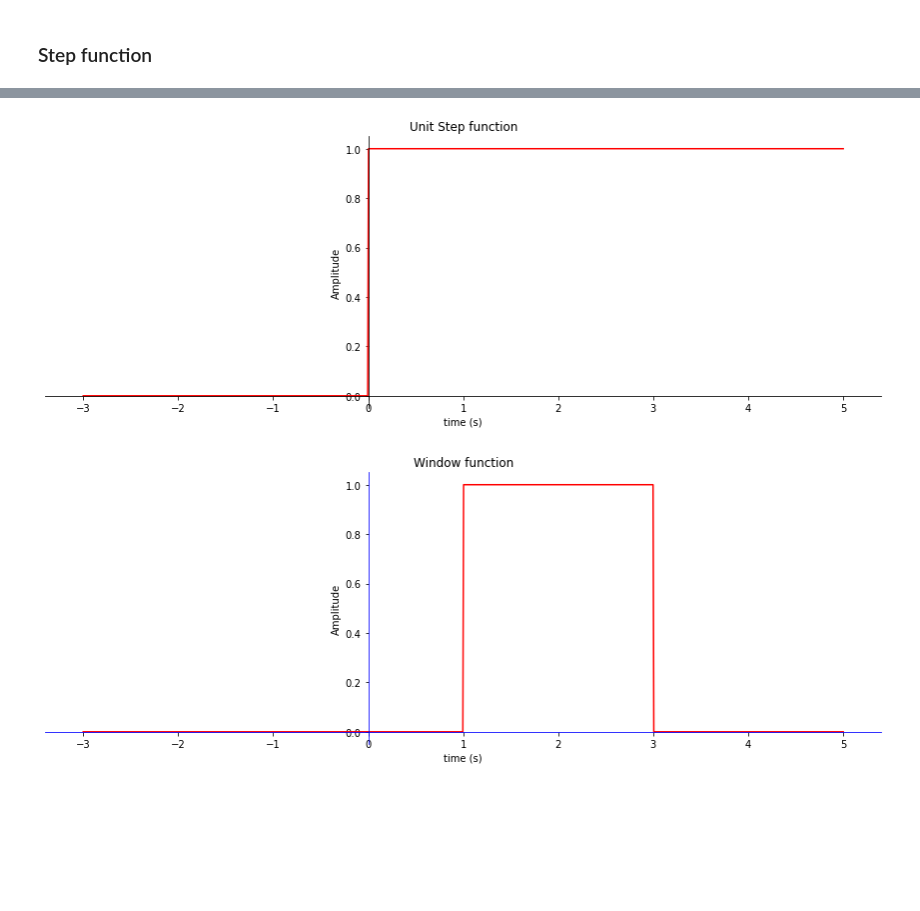
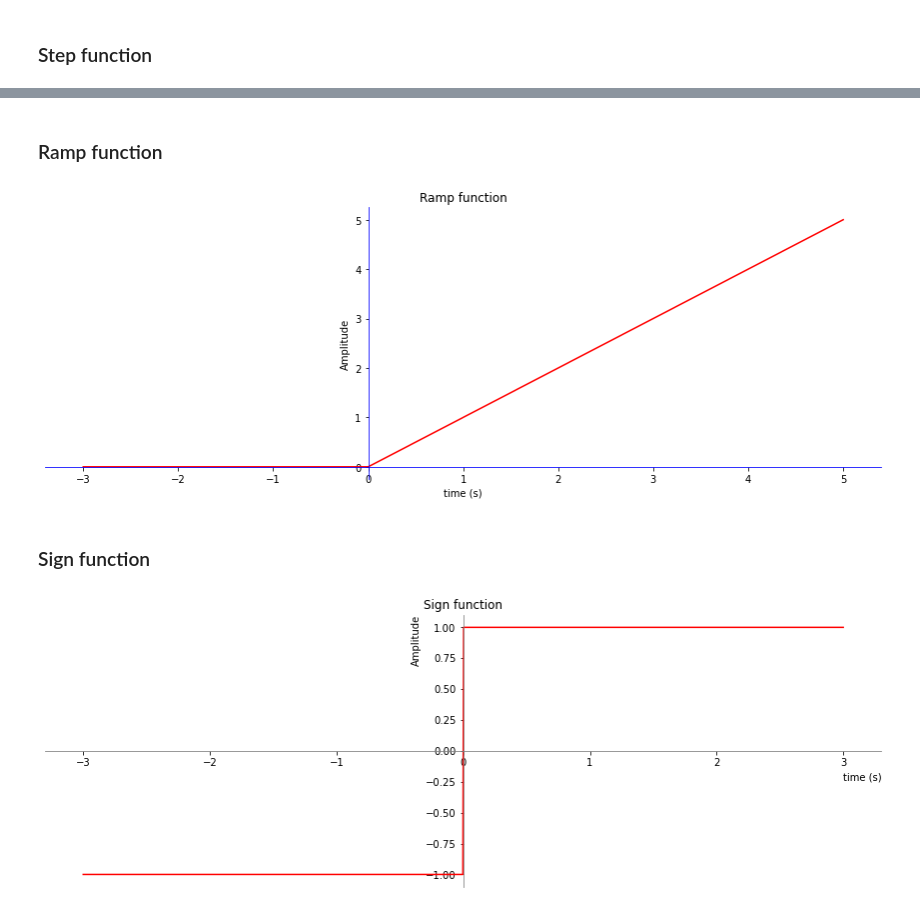
Before and after one commit to sayedul79/python-signal-and-system, a Jupyter notebook: plotting-signal.ipynb, the cells around one changed output, grey strips where cells are left out. Cells and saved outputs as stored; diff of their text form; code cells hidden in the pictures; blank space fills up the shorter version.

```diff
--- a/plotting-signal.ipynb
+++ b/plotting-signal.ipynb
@@ -160,35 +197,45 @@ plt.xlim(0,1)
+# %% [markdown]
+### Ramp function
 # %%
 t=np.linspace(-3,5,1000)
-step=np.heaviside(t,1)
+step=np.heaviside(t, 1)
+ramp=t*step
+
 fig, ax=plt.subplots(figsize=(15,5))
-ax.plot(t, step, color='r')
-ax.set_title('Unit Step function')
+ax.plot(t, ramp, color='r')
+ax.set_title('Ramp function')
 ax.set_xlabel('time (s)')
 ax.set_ylabel('Amplitude')
 
 ax.spines['left'].set_position('zero')
+ax.spines['left'].set_color('blue')
+ax.spines['bottom'].set_color('blue')
 ax.spines['right'].set_color('none')
 ax.spines['bottom'].set_position('zero')
 ax.spines['top'].set_color('none')
 ax.xaxis.set_ticks_position('bottom')
 ax.yaxis.set_ticks_position('left')
 # %% [output]
-[figure, old version]
+[figure, new version]
+# %% [markdown]
+### Sign function
 # %%
-window=np.heaviside(t-1,1)-np.heaviside(t-3,1)
+t=np.linspace(-3,3,1000)
+step=np.heaviside(t, 1)
+sign=2*step-1
 fig, ax=plt.subplots(figsize=(15,5))
-ax.plot(t, window, color='r')
-ax.set_title('Window function')
-ax.set_xlabel('time (s)')
-ax.set_ylabel('Amplitude')
+ax.plot(t, sign, color='r')
+ax.set_title('Sign function')
+ax.set_xlabel('time (s)', loc='right')
+ax.set_ylabel('Amplitude', loc='top')
 
 ax.spines['left'].set_position('zero')
-ax.spines['left'].set_color('blue')
-ax.spines['bottom'].set_color('blue')
+ax.spines['left'].set_color('#808080')
+ax.spines['bottom'].set_color('#808080')
 ax.spines['right'].set_color('none')
 ax.spines['bottom'].set_position('zero')
 ax.spines['top'].set_color('none')
 ax.xaxis.set_ticks_position('bottom')
 ax.yaxis.set_ticks_position('left')
 # %% [output]
-[figure, old version]
+[figure, new version]
```
Also changed, not shown: parts of 2 cells of this notebook.
